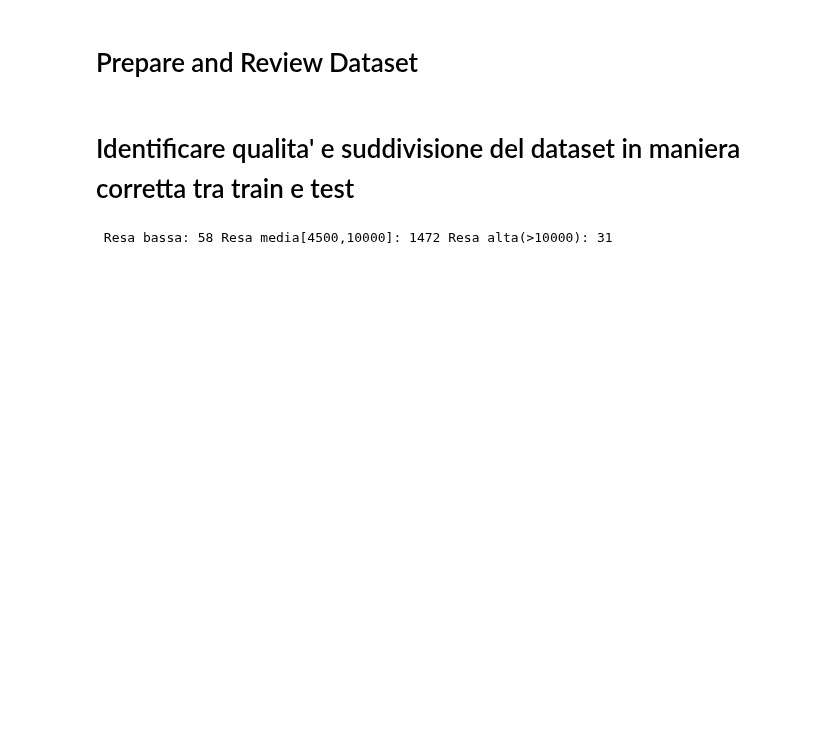
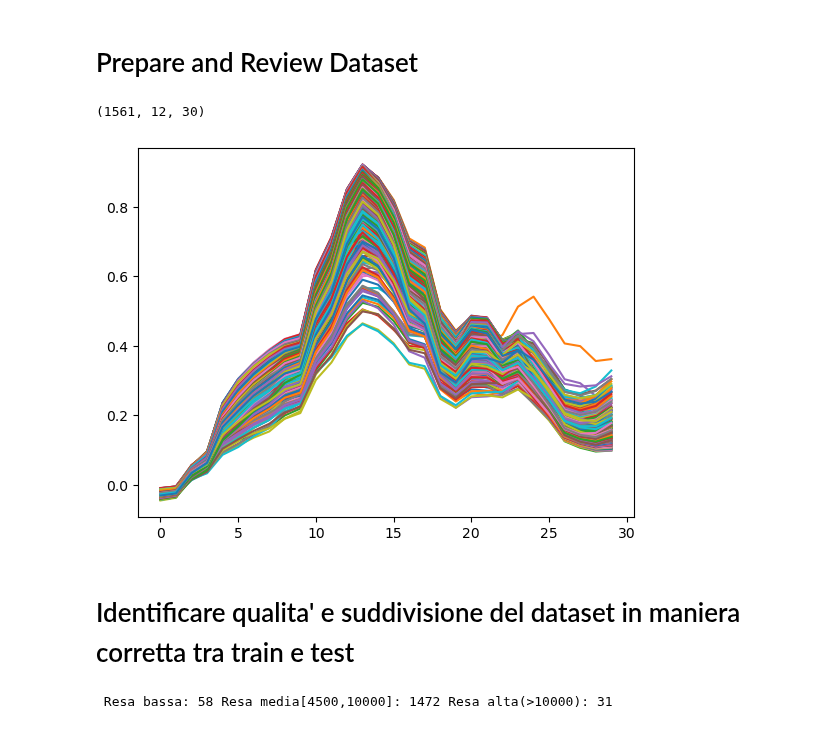
Before and after one commit to Simone-Scalella/AgriVision2022, a Jupyter notebook: vgg16.ipynb, the cells around one changed output. Saved outputs shown, nothing was run; the diff lists cells and outputs as text; code cells hidden in the pictures; blank space fills up the shorter version.

```diff
--- a/vgg16.ipynb
+++ b/vgg16.ipynb
@@ -24,6 +25,13 @@ with open('newResa3.pickle', 'rb') as handle:
 
 with open('AllPixelBand3.pickle', 'rb') as handle:
     allPixel3 = pickle.load(handle)
+# %%
+print(np.array(allPixel3).shape)
+for a in range(0,np.array(allPixel3).shape[0]):
+    plt.plot((allPixel3[a][7,:]-allPixel3[a][3,:])/(allPixel3[a][7,:]+allPixel3[a][3,:]))
+# %% [output]
+(1561, 12, 30)
+[figure, added]
 # %% [markdown]
 # Identificare qualita' e suddivisione del dataset in maniera corretta tra train e test
 # %%
```
Also changed, not shown: parts of 14 cells of this notebook, 1 other file.
